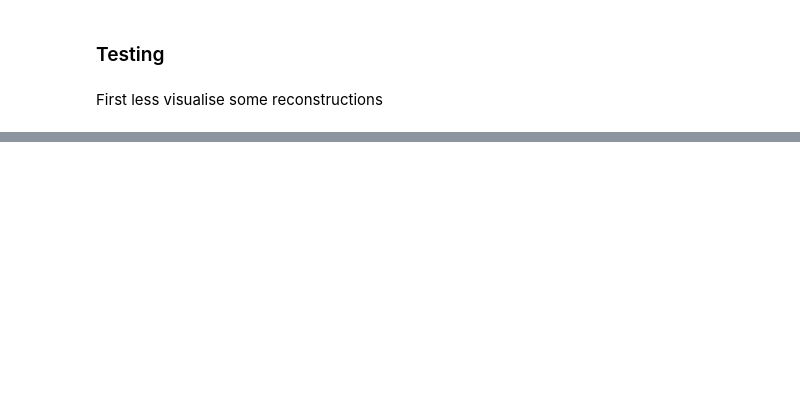
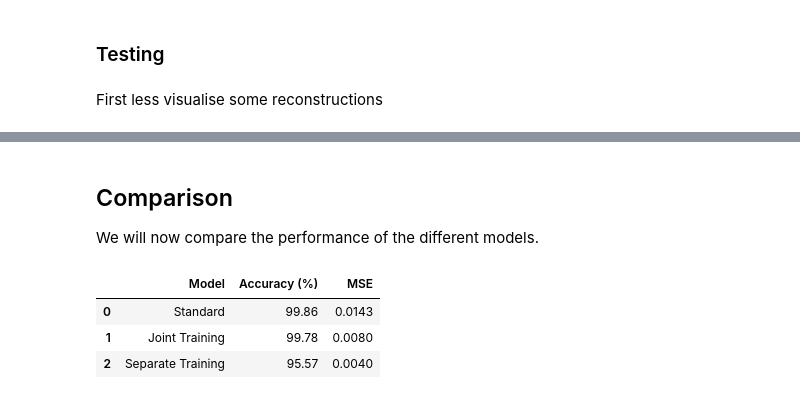
Before and after one commit to confinlay/Bayesian-CE, a Jupyter notebook: ReGene/test_regene.ipynb, the cells around one changed output, grey strips where cells are left out. Saved outputs shown, nothing was run; the diff lists cells and outputs as text; code cells hidden in the pictures; blank space fills up the shorter version.

```diff
--- a/ReGene/test_regene.ipynb
+++ b/ReGene/test_regene.ipynb
@@ -161,0 +246,5 @@ plt.show()
+# %%
+from regene_models import train_autoencoder, train_classifier_only
+
+separate_classifier = regene_models.Classifier(latent_dim=latent_dim, num_classes=10, device=device)
+separate_decoder = regene_models.Decoder(latent_dim=latent_dim, device=device)
@@ -161,0 +266,66 @@ plt.show()
+# %%
+train_classifier_only(separate_classifier, trainloader, num_epochs=10, lr=0.001)
+# %% [markdown]
+## Comparison
+
+We will now compare the performance of the different models.
+# %%
+models = [(classifier, decoder), (joint_classifier, joint_decoder), (separate_classifier, separate_decoder)]
+
+import torch.nn.functional as F
+from torchmetrics import Accuracy
+import pandas as pd
+from IPython.display import display
+
+# Function to calculate metrics
+def calculate_metrics(classifier, decoder, test_loader):
+    classifier.eval()
+    decoder.eval()
+
+    total = 0
+    correct = 0
+    mse_total = 0.0
+
+    with torch.no_grad():
+        for images, labels in test_loader:
+            images = images.to(device)
+            labels = labels.to(device)
+
+            # Get predictions and reconstructions
+            z, outputs = classifier(images)
+            reconstructed = decoder(z)
+
+            # Calculate accuracy
+            _, predicted = torch.max(outputs.data, 1)
+            total += labels.size(0)
+            correct += (predicted == labels).sum().item()
+
+            # Calculate MSE
+            mse = F.mse_loss(reconstructed, images)
+            mse_total += mse.item()
+
+    accuracy = 100 * correct / total
+    avg_mse = mse_total / len(test_loader)
+
+    return accuracy, avg_mse
+
+# Calculate metrics for each model
+model_names = ['Standard', 'Joint Training', 'Separate Training']
+results = []
+
+for (clf, dec), name in zip(models, model_names):
+    accuracy, mse = calculate_metrics(clf, dec, trainloader)
+    results.append({
+        'Model': name,
+        'Accuracy (%)': f'{accuracy:.2f}',
+        'MSE': f'{mse:.4f}'
+    })
+
+# Create and display DataFrame
+df = pd.DataFrame(results)
+display(df)
+# %% [output]
+|  | Model | Accuracy (%) | MSE |
+| 0 | Standard | 99.86 | 0.0143 |
+| 1 | Joint Training | 99.78 | 0.0080 |
+| 2 | Separate Training | 95.57 | 0.0040 |
```
Also changed, not shown: parts of 19 cells of this notebook, 7 other files.
